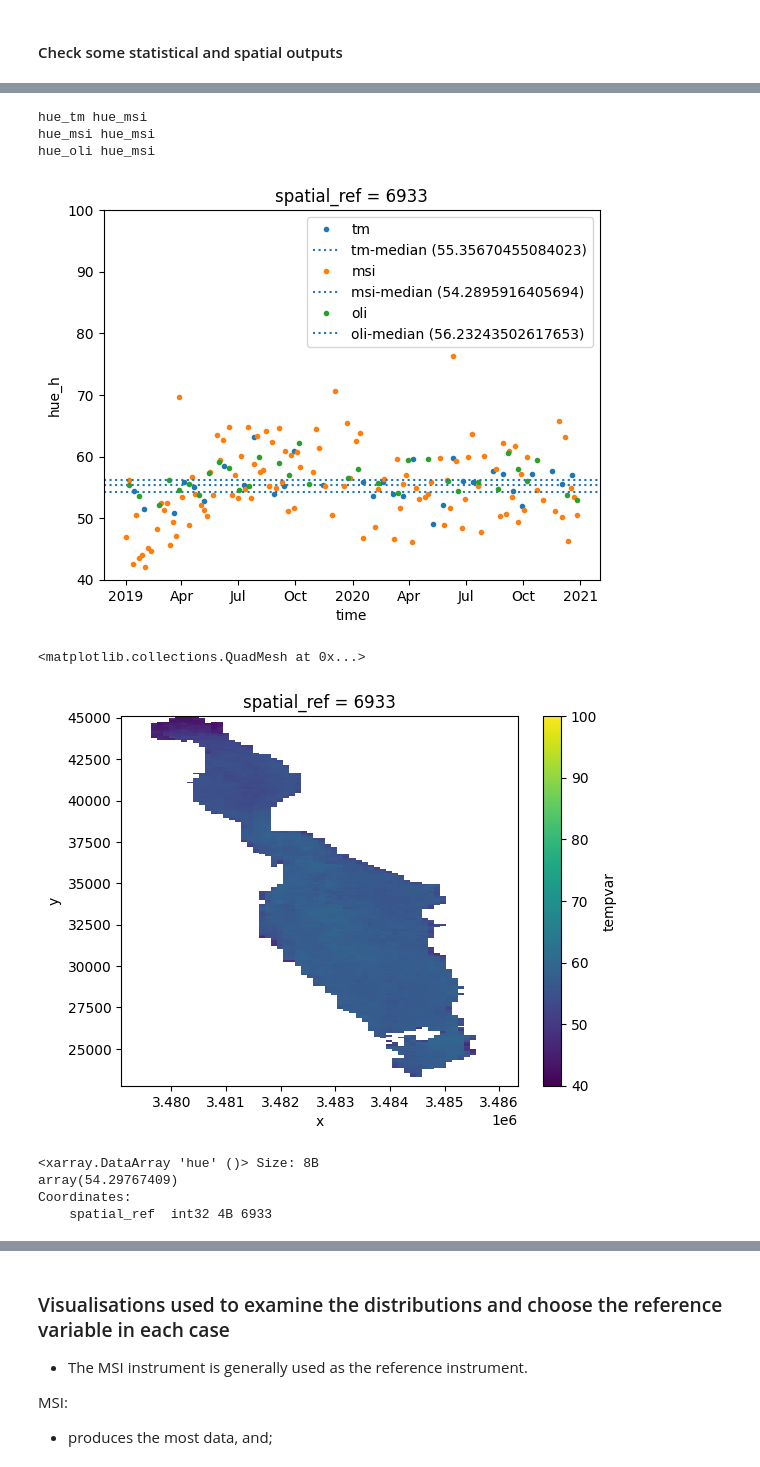
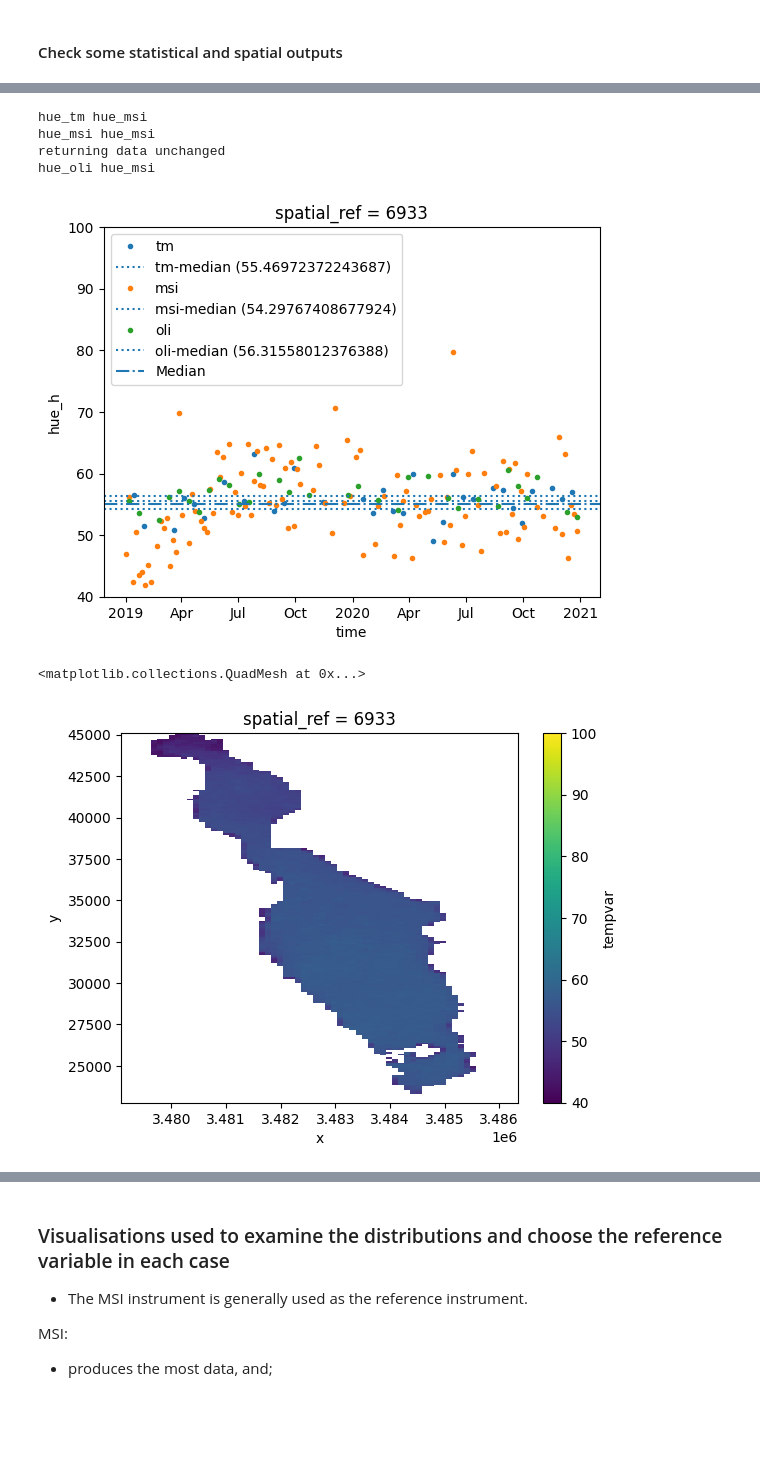
Before and after one commit to digitalearthafrica/deafrica_water_quality, a Jupyter notebook: WP2.2/WP2.2.ipynb, the cells around one changed output, grey strips where cells are left out. Saved outputs shown, nothing was run; the diff lists cells and outputs as text; code cells hidden in the pictures; blank space fills up the shorter version.

```diff
--- a/WP2.2/WP2.2.ipynb
+++ b/WP2.2/WP2.2.ipynb
@@ -169,6 +176,7 @@ placename =
 - The full detail is required because the geomedians don't overlap in time.
 # %%
 # this process first builds the supporting AGM dataset and then builds the specific dataset
+logfilename = 'parta_log.csv'  #just to be sure !
 over_write = False # to overwrite previous results
 restart    = False # when notebook is fresh
 verbose    = False
@@ -474,10 +482,3 @@ for placename in a_log.PlaceName:
             pass
         a_log = log_update(a_log,placename,100,logfilename)
         print(placename+'  -> COMPLETED')
-
-
-# for some reason the log file is picking up unwanted columns which this removes!
-for colname in a_log.columns:
-    if colname.find('Unnamed:') >= 0:
-         a_log = a_log.drop([colname],axis=1)
-a_log = log_update(a_log,placename,i,logfilename)
@@ -675,11 +645,10 @@ def merge_stats(log,filename,pathname,overwrite=True,verbose=True,test=False):
 # %%
 # ---- Merge distributions (from all the sample places) and write to .nc file
 # ---------------------------------------------------------------------------------------------
-a_log = pd.read_csv('/home/jovyan/dev/deafrica_water_quality/WP2.2/parta_log.csv')
-all_results_filename = '22A'
+a_log = pd.read_csv('/home/jovyan/dev/deafrica_water_quality/WP2.2/parta_log.csv',index_col=0)
 results_directory = '/home/jovyan/deafrica_water_quality/wq_results/'
 
-wq_stats = merge_stats(a_log,all_results_filename,results_directory)
+wq_stats = merge_stats(a_log,parta_results_filename,results_directory)
 
 #save in the work-package area:
 wq_stats.to_netcdf('/home/jovyan/dev/deafrica_water_quality/WP2.2/targ_ref_lookup.csv')
@@ -879,11 +815,16 @@ hue_msi hue_msi
 itemnumber = 0
 params = [['hue',40,100],['ndvi',0,.6],['fai',0,.5]][itemnumber]
 name,y0,y1   = params[0:3]
+print('variable name = ',name)
+
+plt.axhline(ds[name].where(ds.water_5yr==True).median(),linestyle='-.',label= str('Median'))
 for inst in 'tm','msi','oli':
-    ds.where(ds.water_5yr==True)[name].loc[ds[inst]==True].median(dim=('x','y')).plot(label = inst,marker='.',linestyle='')
-    median_value = ds.where(ds.water_5yr==True)[name].loc[ds[inst]==True].median(dim=('x','y','time'))
+    #ds.where(ds.water_5yr==True)[name].loc[ds[inst]==True].median(dim=('x','y')).plot(label = inst,marker='.',linestyle='')
+    ds.where(ds.water_5yr==True)[name].where(ds[inst]==True).median(dim=('x','y')).plot(label = inst,marker='.',linestyle='')
+    median_value = ds.where(ds.water_5yr==True)[name].where(ds[inst]==True).median(dim=('x','y','time'))
     l = str(inst+'-median ('+ str(median_value.item()) +')')
     plt.axhline(median_value,linestyle=':',label=l)
+
 plt.ylim(y0,y1)
 plt.legend()
 plt.show()
@@ -895,35 +837,30 @@ ds.where(ds.water_5yr==True)[name].median(dim='time').plot(vmin=y0,vmax=y1)
 # %%
 # After
 #ds.hue.loc[ds[instr] ==True].median(dim=('x','y')).plot()
 ds['tempvar'] = ds[name] * np.nan
-
 for inst in 'tm','msi','oli':
     new = harmonise_for_instrument(
         #ds.where(ds.clearwater==True).hue.loc[ds[inst]==True],
-        ds.where(ds.water_5yr==True).where(ds[inst]==True)[name],
+        ds.where(ds.water_5yr==True)[name].where(ds[inst]==True),
         name+'_'+inst,
         lookup,distributions)
     new.median(dim=('x','y')).\
         plot(label = inst,marker='.',linestyle='')
-    median_value = new.median()
+    median_value = new.median(dim=('x','y','time'))
     plt.axhline(median_value,linestyle=':',label= str(inst+'-median ('+ str(median_value.item()) +')')
     )
     ds['tempvar'] = xr.where(ds[inst]==True,new,ds.tempvar)
+plt.axhline(ds['tempvar'].median(),linestyle='-.',label= str('Median'))
+
 plt.ylim(y0,y1)
 plt.legend()
 plt.show()
-ds.where(ds.water_5yr==True).where(ds[inst]==True).tempvar.median(dim='time').plot(vmin=y0,vmax=y1)
+ds.where(ds.water_5yr==True).tempvar.median(dim='time').plot(vmin=y0,vmax=y1)
 # %% [output]
 hue_tm hue_msi
 hue_msi hue_msi
+returning data unchanged
 hue_oli hue_msi
-[figure, old version]
+[figure, new version]
 <matplotlib.collections.QuadMesh at 0x...>
 [figure]
-# %%
-ds.hue.where(ds.water_5yr==True).where(ds.msi==True,).median(dim=('x','y','time'))
-# %% [output]
-<xarray.DataArray 'hue' ()> Size: 8B
-array(54.29767409)
-Coordinates:
-    spatial_ref  int32 4B 6933
```
Also changed, not shown: parts of 45 cells of this notebook.
